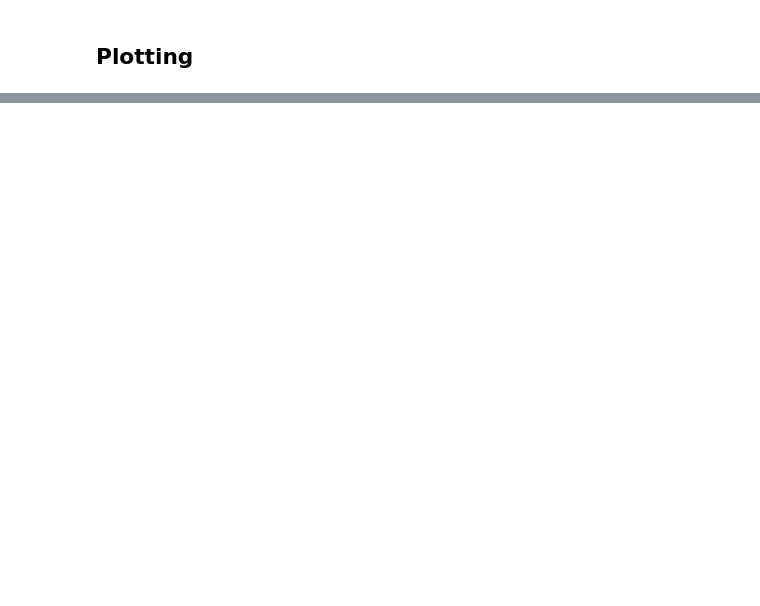
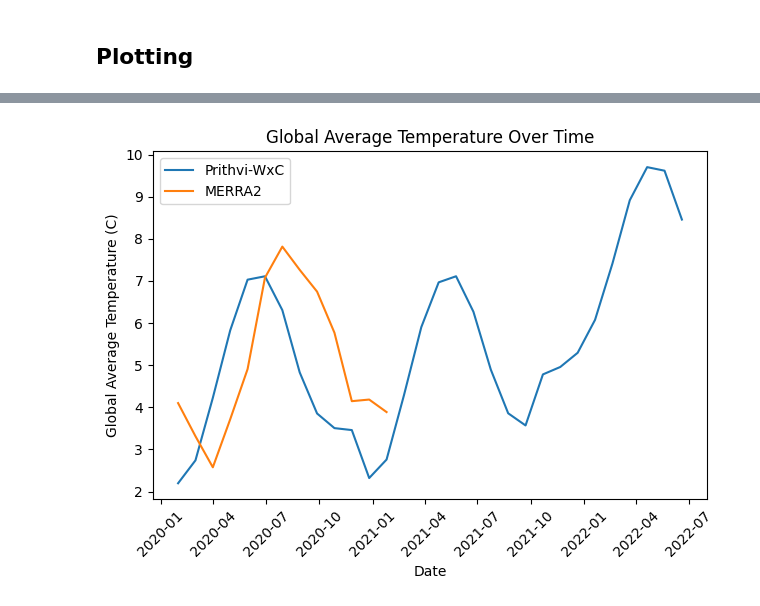
Before and after one commit to seangtkelley/Prithvi-WxC, a Jupyter notebook: examples/PrithviWxC_rollout_extended.ipynb, the cells around one changed output, grey strips where cells are left out. Cells and saved outputs as stored; diff of their text form; code cells hidden in the pictures; blank space fills up the shorter version.

```diff
--- a/examples/PrithviWxC_rollout_extended.ipynb
+++ b/examples/PrithviWxC_rollout_extended.ipynb
@@ -565,0 +599,32 @@ plt.show()
+# %%
+merra2_sfc_files = sorted(merra2_sfc_files)
+# %%
+import xarray as xr
+
+merra2_global_means = []
+for filepath in merra2_sfc_files:
+  try:
+    ds = xr.open_dataset(filepath)
+
+    # query the dataset for the T2M variable
+    merra2_global_means.append(ds.T2M.mean() - 273.15)
+
+    ds.close() # Important to close the dataset
+  except Exception as e:
+    print(f"Error loading {filepath}: {e}")
+# %%
+merra2_global_means.extend([None]*(len(checkpoint_files) - len(merra2_global_means)))
+# %%
+df["merra2_global_means"] = merra2_global_means
+# %%
+plt.plot(df.index, df.global_avg_temp, label="Prithvi-WxC")
+plt.plot(df.index, df.merra2_global_means, label="MERRA2")
+plt.legend()
+plt.xlabel("Date")
+plt.ylabel("Global Average Temperature (C)")
+plt.title("Global Average Temperature Over Time")
+plt.xticks(rotation=45)
+plt.tight_layout()
+plt.show()
+# %% [output]
+[figure, added]
```
Also changed, not shown: parts of 13 cells of this notebook, 1 other file.
